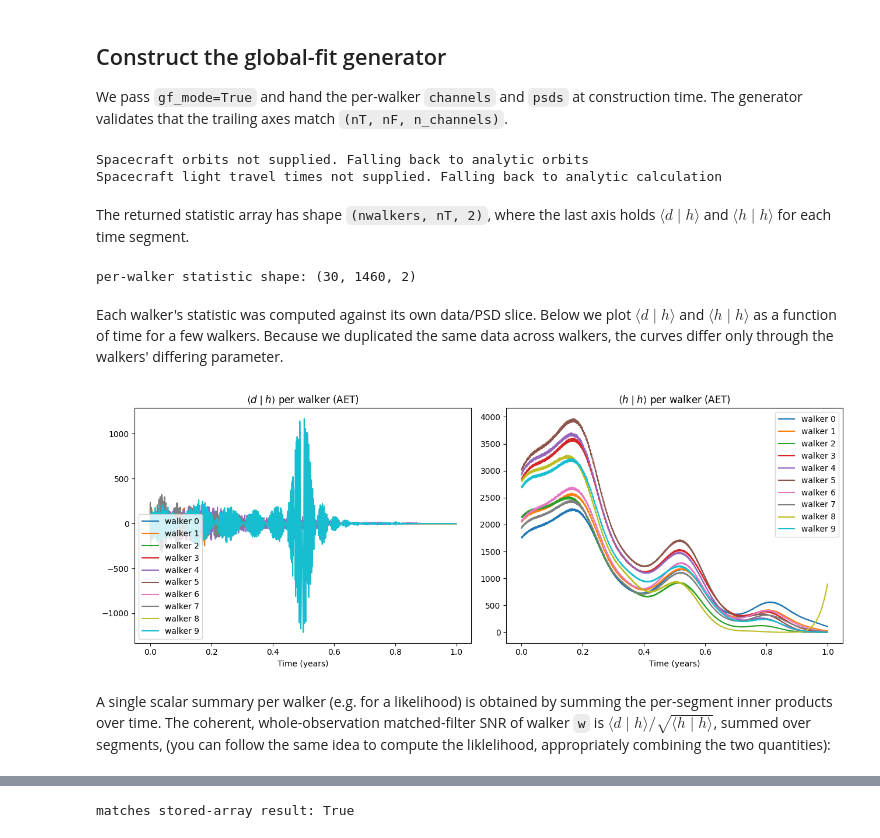
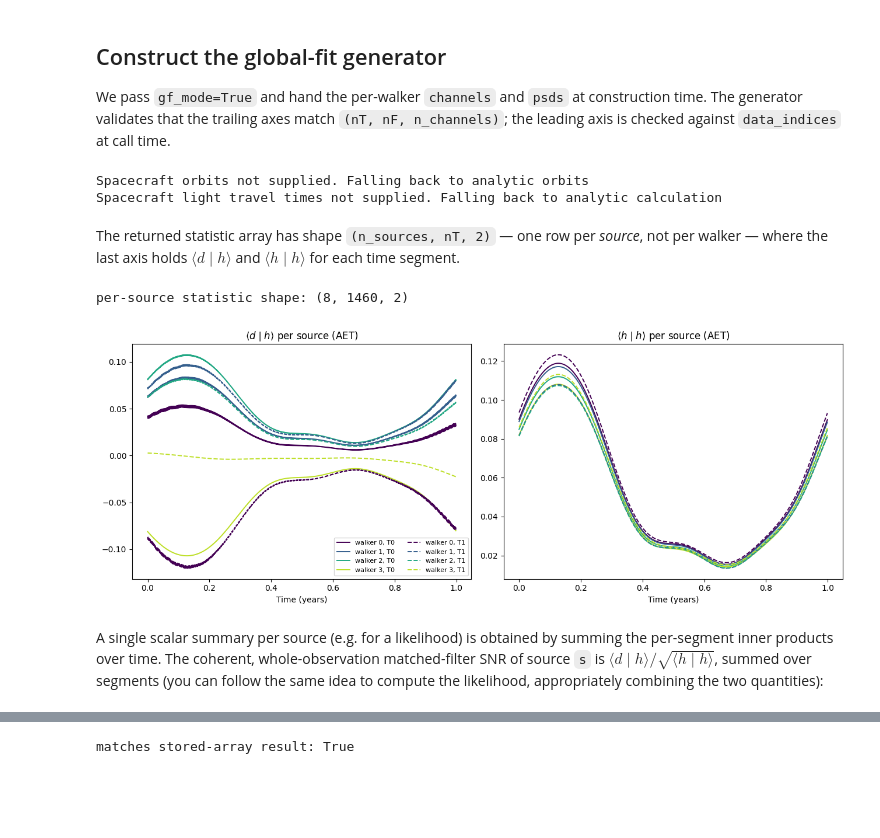
Before and after one commit to cchapmanbird/gwtf, a Jupyter notebook: examples/global_fit_walkers.ipynb, the cells around one changed output, grey strips where cells are left out. Drawn from its saved outputs; the diff is of its cells as text; code cells hidden in the pictures; blank space fills up the shorter version.

```diff
--- a/examples/global_fit_walkers.ipynb
+++ b/examples/global_fit_walkers.ipynb
@@ -127,0 +138,22 @@ psds_gf shape:     (30, 1460, 2161, 3)
+# %%
+nwalkers = 4
+rng = np.random.default_rng(1729)
+
+# Each walker has subtracted the confusion source with a different (imperfect) amplitude, so the
+# residual data underneath its template differs from walker to walker.
+subtraction_fraction = np.linspace(0.7, 1.0, nwalkers)
+channels_gf = np.stack(
+    [
+        signal - frac * injection_waveforms[1]
+        for frac in subtraction_fraction
+    ]
+)
+
+# Each walker's own PSD, from its own current noise parameters.
+psd_scaling = rng.uniform(0.9, 1.1, size=nwalkers)
+psds_gf = np.stack([psd * s for s in psd_scaling])
+
+print("channels_gf shape:", channels_gf.shape)
+print("psds_gf shape:    ", psds_gf.shape)
+print("subtraction fractions:", np.round(subtraction_fraction, 3))
+print("psd scalings:         ", np.round(psd_scaling, 3))
@@ -128,7 +216,9 @@ psds_gf shape:     (30, 1460, 2161, 3)
 # %% [markdown]
 ## Construct the global-fit generator
 
-We pass `gf_mode=True` and hand the per-walker `channels` and `psds` at construction time. The generator validates that the trailing axes match `(nT, nF, n_channels)`.
+We pass `gf_mode=True` and hand the per-walker `channels` and `psds` at construction time. The
+generator validates that the trailing axes match `(nT, nF, n_channels)`; the leading axis is checked
+against `data_indices` at call time.
 # %%
 gf_generator = AnalyticTimeFrequencyWaveform(
     model_class=TaylorT2Ecc,
@@ -142,37 +232,44 @@ gf_generator = AnalyticTimeFrequencyWaveform(
 Spacecraft orbits not supplied. Falling back to analytic orbits
 Spacecraft light travel times not supplied. Falling back to analytic calculation
 # %% [markdown]
-
-
-The returned statistic array has shape `(nwalkers, nT, 2)`, where the last axis holds $\langle d \mid h \rangle$ and $\langle h \mid h \rangle$ for each time segment.
+The returned statistic array has shape `(n_sources, nT, 2)` — one row per *source*, not per walker —
+where the last axis holds $\langle d \mid h \rangle$ and $\langle h \mid h \rangle$ for each time
+segment.
 # %%
 stat_gf = gf_generator(
     walker_pars,
     parameters_response=walker_response,
     compute_statistic=True,  # return per-segment <d|h>, <h|h> rather than the waveform
+    data_indices=data_indices,  # source -> walker
 )
 
-print("per-walker statistic shape:", stat_gf.shape)  # (nwalkers, nT, 2)
+print("per-source statistic shape:", stat_gf.shape)  # (n_sources, nT, 2)
 # %% [output]
-per-walker statistic shape: (30, 1460, 2)
+per-source statistic shape: (8, 1460, 2)
-# %% [markdown]
-Each walker's statistic was computed against its own data/PSD slice. Below we plot $\langle d\mid h\rangle$ and $\langle h\mid h\rangle$ as a function of time for a few walkers. Because we duplicated the same data across walkers, the curves differ only through the walkers' differing parameter.
 # %%
 years = gf_generator.t_tranche / (365.25 * 24 * 3600)
 
 fig, axes = plt.subplots(1, 2, figsize=(13, 5), sharex=True)
-for w in range(10):
-    axes[0].plot(years, np.real(stat_gf[w, :, 0]), label=f"walker {w}")
-    axes[1].plot(years, np.real(stat_gf[w, :, 1]), label=f"walker {w}")
-axes[0].set_title(r"$\langle d \mid h \rangle$ per walker (AET)")
-axes[1].set_title(r"$\langle h \mid h \rangle$ per walker (AET)")
+colours = plt.cm.viridis(np.linspace(0, 0.9, nwalkers))
+for s in range(n_sources):
+    w = data_indices[s]
+    temp = s // nwalkers
+    style = dict(color=colours[w], ls="-" if temp == 0 else "--", lw=1.4)
+    label = f"walker {w}, T{temp}"
+    axes[0].plot(years, np.real(stat_gf[s, :, 0]), label=label, **style)
+    axes[1].plot(years, np.real(stat_gf[s, :, 1]), label=label, **style)
+axes[0].set_title(r"$\langle d \mid h \rangle$ per source (AET)")
+axes[1].set_title(r"$\langle h \mid h \rangle$ per source (AET)")
 for ax in axes:
     ax.set_xlabel("Time (years)")
-    ax.legend()
+axes[0].legend(fontsize=8, ncol=2)
 plt.tight_layout()
 plt.show()
 # %% [output]
-[figure, old version]
+[figure, new version]
 # %% [markdown]
-A single scalar summary per walker (e.g. for a likelihood) is obtained by summing the per-segment inner products over time. The coherent, whole-observation matched-filter SNR of walker `w` is $\langle d\mid h\rangle / \sqrt{\langle h\mid h\rangle}$, summed over segments, (you can follow the same idea to compute the liklelihood, appropriately combining the two quantities):
+A single scalar summary per source (e.g. for a likelihood) is obtained by summing the per-segment
+inner products over time. The coherent, whole-observation matched-filter SNR of source `s` is
+$\langle d\mid h\rangle / \sqrt{\langle h\mid h\rangle}$, summed over segments (you can follow the
+same idea to compute the likelihood, appropriately combining the two quantities):
 # %%
```
Also changed, not shown: parts of 22 cells of this notebook, 2 other files.
